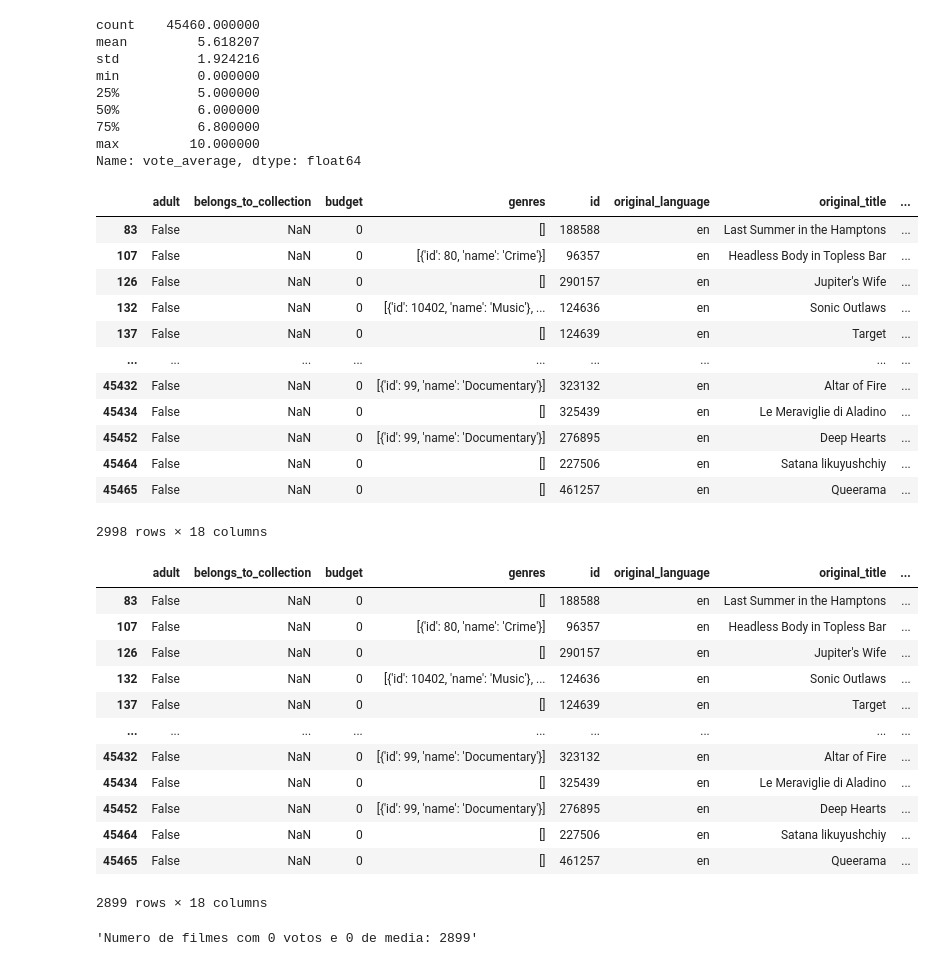
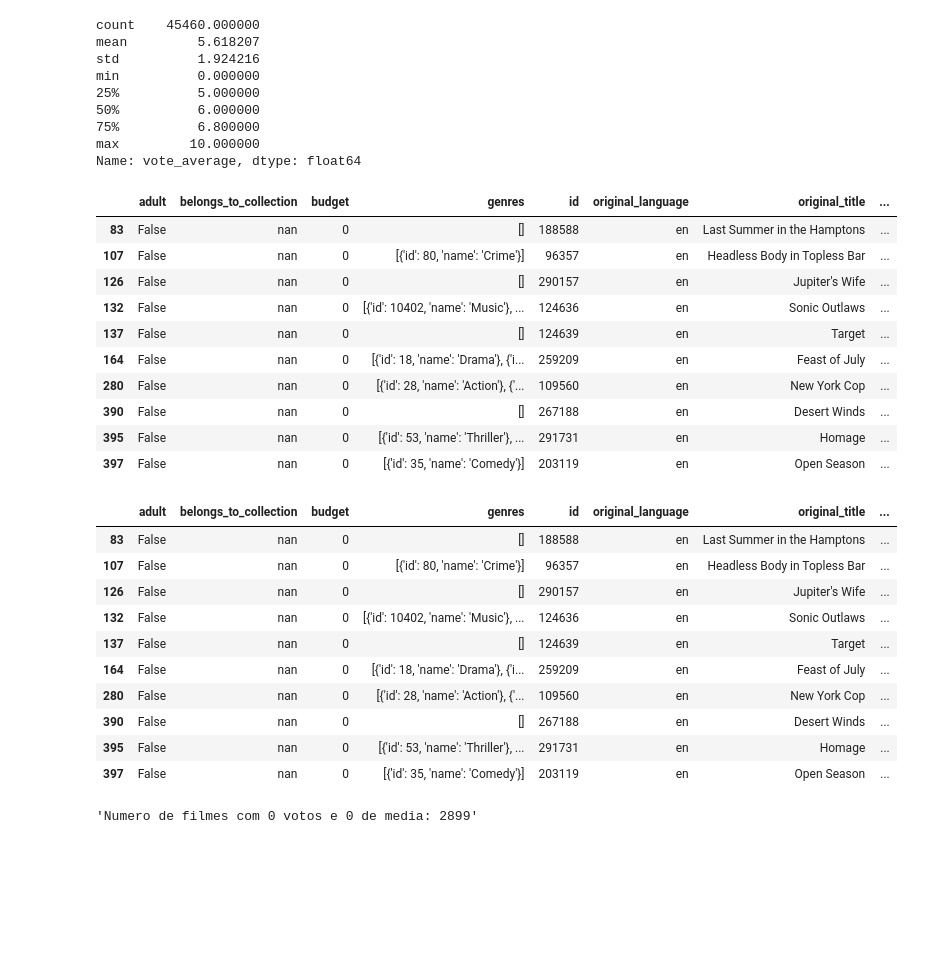
Before and after one commit to AleCecilio/entertainment_industry_performance_analysis, a Jupyter notebook: notebooks/02_eda_movies.ipynb, the cells around one changed output. Drawn from its saved outputs; the diff is of its cells as text; code cells hidden in the pictures; blank space fills up the shorter version.

```diff
--- a/notebooks/02_eda_movies.ipynb
+++ b/notebooks/02_eda_movies.ipynb
@@ -362,37 +339,49 @@ min          0.000000
 max         10.000000
 Name: vote_average, dtype: float64
 # %%
-df_movies_limpo[df_movies_limpo['vote_average']==0]
+display(
+    df_movies_limpo[df_movies_limpo['vote_average'] == 0]
+    .head(10)
+    .style
+    .set_properties(
+        subset=['vote_average'],
+        **{'background-color': '#7B2D2D', 'color': 'white'}
+    )
+)
 # %% [output]
 |  | adult | belongs_to_collection | budget | genres | id | original_language | original_title | ... |
-| 83 | False | NaN | 0 | [] | 188588 | en | Last Summer in the Hamptons | ... |
-| 107 | False | NaN | 0 | [{'id': 80, 'name': 'Crime'}] | 96357 | en | Headless Body in Topless Bar | ... |
-| 126 | False | NaN | 0 | [] | 290157 | en | Jupiter's Wife | ... |
-| 132 | False | NaN | 0 | [{'id': 10402, 'name': 'Music'}, ... | 124636 | en | Sonic Outlaws | ... |
-| 137 | False | NaN | 0 | [] | 124639 | en | Target | ... |
-| ... | ... | ... | ... | ... | ... | ... | ... | ... |
-| 45432 | False | NaN | 0 | [{'id': 99, 'name': 'Documentary'}] | 323132 | en | Altar of Fire | ... |
-| 45434 | False | NaN | 0 | [] | 325439 | en | Le Meraviglie di Aladino | ... |
-| 45452 | False | NaN | 0 | [{'id': 99, 'name': 'Documentary'}] | 276895 | en | Deep Hearts | ... |
-| 45464 | False | NaN | 0 | [] | 227506 | en | Satana likuyushchiy | ... |
-| 45465 | False | NaN | 0 | [] | 461257 | en | Queerama | ... |
+| 83 | False | nan | 0 | [] | 188588 | en | Last Summer in the Hamptons | ... |
+| 107 | False | nan | 0 | [{'id': 80, 'name': 'Crime'}] | 96357 | en | Headless Body in Topless Bar | ... |
+| 126 | False | nan | 0 | [] | 290157 | en | Jupiter's Wife | ... |
+| 132 | False | nan | 0 | [{'id': 10402, 'name': 'Music'}, ... | 124636 | en | Sonic Outlaws | ... |
+| 137 | False | nan | 0 | [] | 124639 | en | Target | ... |
+| 164 | False | nan | 0 | [{'id': 18, 'name': 'Drama'}, {'i... | 259209 | en | Feast of July | ... |
+| 280 | False | nan | 0 | [{'id': 28, 'name': 'Action'}, {'... | 109560 | en | New York Cop | ... |
+| 390 | False | nan | 0 | [] | 267188 | en | Desert Winds | ... |
+| 395 | False | nan | 0 | [{'id': 53, 'name': 'Thriller'}, ... | 291731 | en | Homage | ... |
+| 397 | False | nan | 0 | [{'id': 35, 'name': 'Comedy'}] | 203119 | en | Open Season | ... |
-2998 rows × 18 columns
 # %%
-df_movies_limpo[df_movies_limpo['vote_count'] == 0]
+display(
+    df_movies_limpo[df_movies_limpo['vote_count'] == 0]
+    .head(10)
+    .style
+    .set_properties(
+        subset=['vote_count'],
+        **{'background-color': '#7B2D2D', 'color': 'white'}
+    )
+)
 # %% [output]
 |  | adult | belongs_to_collection | budget | genres | id | original_language | original_title | ... |
-| 83 | False | NaN | 0 | [] | 188588 | en | Last Summer in the Hamptons | ... |
-| 107 | False | NaN | 0 | [{'id': 80, 'name': 'Crime'}] | 96357 | en | Headless Body in Topless Bar | ... |
-| 126 | False | NaN | 0 | [] | 290157 | en | Jupiter's Wife | ... |
-| 132 | False | NaN | 0 | [{'id': 10402, 'name': 'Music'}, ... | 124636 | en | Sonic Outlaws | ... |
-| 137 | False | NaN | 0 | [] | 124639 | en | Target | ... |
-| ... | ... | ... | ... | ... | ... | ... | ... | ... |
-| 45432 | False | NaN | 0 | [{'id': 99, 'name': 'Documentary'}] | 323132 | en | Altar of Fire | ... |
-| 45434 | False | NaN | 0 | [] | 325439 | en | Le Meraviglie di Aladino | ... |
-| 45452 | False | NaN | 0 | [{'id': 99, 'name': 'Documentary'}] | 276895 | en | Deep Hearts | ... |
-| 45464 | False | NaN | 0 | [] | 227506 | en | Satana likuyushchiy | ... |
-| 45465 | False | NaN | 0 | [] | 461257 | en | Queerama | ... |
+| 83 | False | nan | 0 | [] | 188588 | en | Last Summer in the Hamptons | ... |
+| 107 | False | nan | 0 | [{'id': 80, 'name': 'Crime'}] | 96357 | en | Headless Body in Topless Bar | ... |
+| 126 | False | nan | 0 | [] | 290157 | en | Jupiter's Wife | ... |
+| 132 | False | nan | 0 | [{'id': 10402, 'name': 'Music'}, ... | 124636 | en | Sonic Outlaws | ... |
+| 137 | False | nan | 0 | [] | 124639 | en | Target | ... |
+| 164 | False | nan | 0 | [{'id': 18, 'name': 'Drama'}, {'i... | 259209 | en | Feast of July | ... |
+| 280 | False | nan | 0 | [{'id': 28, 'name': 'Action'}, {'... | 109560 | en | New York Cop | ... |
+| 390 | False | nan | 0 | [] | 267188 | en | Desert Winds | ... |
+| 395 | False | nan | 0 | [{'id': 53, 'name': 'Thriller'}, ... | 291731 | en | Homage | ... |
+| 397 | False | nan | 0 | [{'id': 35, 'name': 'Comedy'}] | 203119 | en | Open Season | ... |
-2899 rows × 18 columns
 # %%
 # Analisando os filmes que tem 0 votos e 0 de media
 
```
Also changed, not shown: parts of 17 cells of this notebook, 7 other files.
